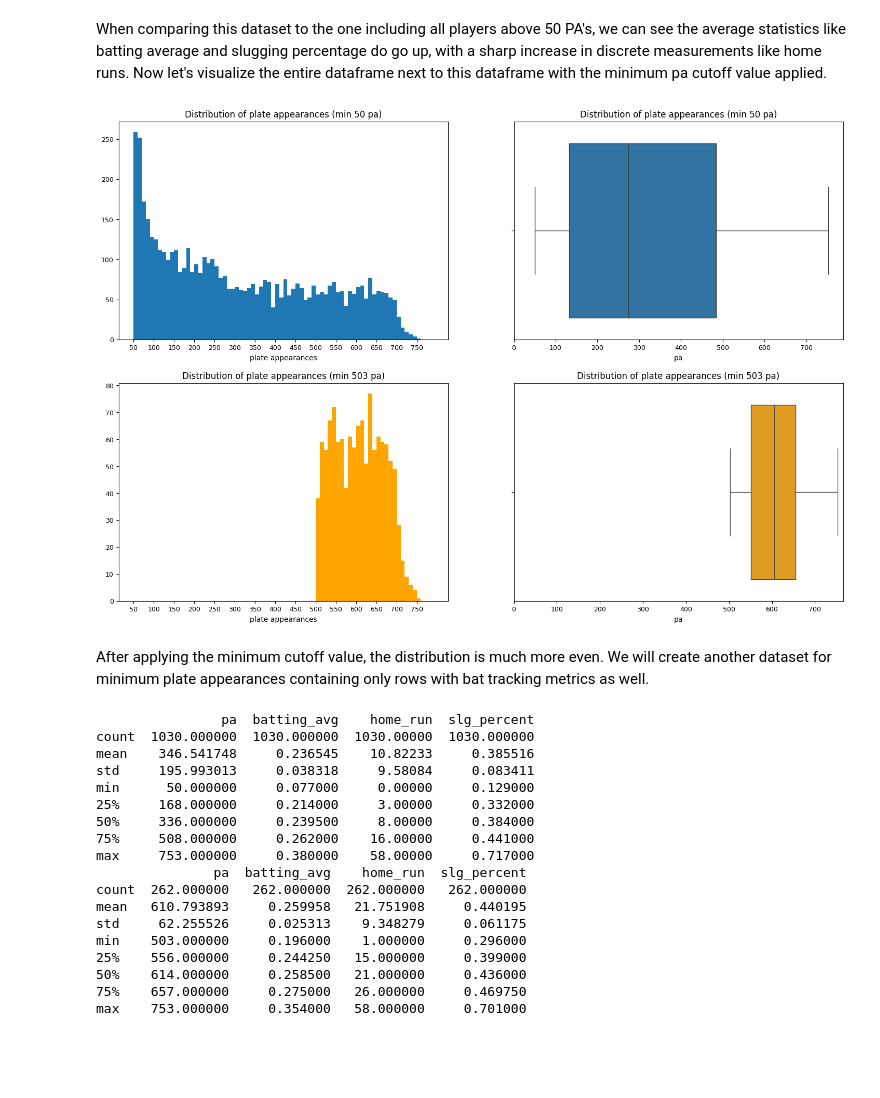
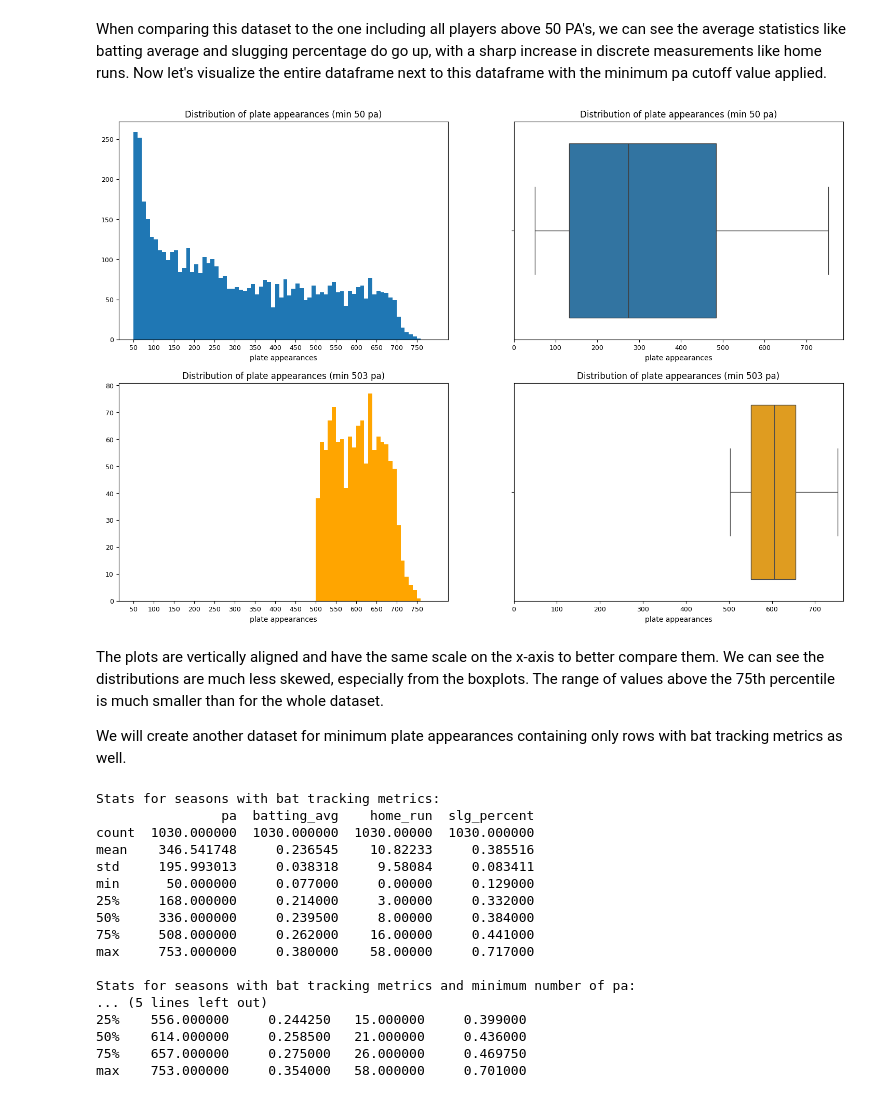
Before and after one commit to RyRom/da-proj, a Jupyter notebook: ml_demo.ipynb, the cells around one changed output. Drawn from its saved outputs; the diff is of its cells as text; code cells hidden in the pictures; blank space fills up the shorter version.

```diff
--- a/ml_demo.ipynb
+++ b/ml_demo.ipynb
@@ -196,41 +241,52 @@ When comparing this dataset to the one including all players above 50 PA's, we c
 # %%
 # Set figure and axes
 fig, ax = plt.subplots(2, 2, figsize=(18,12))
 
 # Create hist of pa's for all data
 ax[0][0].hist(df['pa'], bins=range(50, 800, 10))
 ax[0][0].set_xticks(range(50, 800, 50))
 ax[0][0].tick_params(axis='both', which='major', labelsize=9)
 ax[0][0].set_title('Distribution of plate appearances (min 50 pa)')
 ax[0][0].set_xlabel('plate appearances')
 
 # Create hist of pa's for those above cutoff value
 ax[1][0].hist(df_min['pa'], bins=range(50, 800, 10), color='orange')
 ax[1][0].set_xticks(range(50, 800, 50))
 ax[1][0].tick_params(axis='both', which='major', labelsize=9)
 ax[1][0].set_title('Distribution of plate appearances (min 503 pa)')
 ax[1][0].set_xlabel('plate appearances')
 
+# Create boxplot of pa's for all data
 sns.boxplot(x=df['pa'], ax=ax[0][1])
 ax[0][1].set_title('Distribution of plate appearances (min 50 pa)')
 ax[0][1].tick_params(axis='both', which='major', labelsize=9)
 ax[0][1].set_xticks(range(0, 800, 100))
+ax[0][1].set_xlabel('plate appearances')
 
+# Create boxplot of pa's for those above cutoff value
 sns.boxplot(x=df_min['pa'], ax=ax[1][1], color='orange')
 ax[1][1].set_title('Distribution of plate appearances (min 503 pa)')
 ax[1][1].tick_params(axis='both', which='major', labelsize=9)
 ax[1][1].set_xticks(range(0, 800, 100))
+ax[1][1].set_xlabel('plate appearances')
 
+# Show plots
 plt.show()
 # %% [output]
-[figure, old version]
+[figure, new version]
 # %% [markdown]
-After applying the minimum cutoff value, the distribution is much more even. We will create another dataset for minimum plate appearances containing only rows with bat tracking metrics as well.
+The plots are vertically aligned and have the same scale on the x-axis to better compare them. We can see the distributions are much less skewed, especially from the boxplots. The range of values above the 75th percentile is much smaller than for the whole dataset.
+
+We will create another dataset for minimum plate appearances containing only rows with bat tracking metrics as well.
 # %%
 df_tracking_min = df_tracking[df_tracking['pa'] >= pa_cutoff]
+print('Stats for seasons with bat tracking metrics:')
 print(df_tracking[['pa', 'batting_avg', 'home_run', 'slg_percent']].describe())
+
+print('\nStats for seasons with bat tracking metrics and minimum number of pa:')
 print(df_tracking_min[['pa', 'batting_avg', 'home_run', 'slg_percent']].describe())
 # %% [output]
+Stats for seasons with bat tracking metrics:
                 pa  batting_avg    home_run  slg_percent
 count  1030.000000  1030.000000  1030.00000  1030.000000
 mean    346.541748     0.236545    10.82233     0.385516
@@ -240,11 +296,9 @@ min      50.000000     0.077000     0.00000     0.129000
 50%     336.000000     0.239500     8.00000     0.384000
 75%     508.000000     0.262000    16.00000     0.441000
 max     753.000000     0.380000    58.00000     0.717000
-               pa  batting_avg    home_run  slg_percent
-count  262.000000   262.000000  262.000000   262.000000
-mean   610.793893     0.259958   21.751908     0.440195
-std     62.255526     0.025313    9.348279     0.061175
-min    503.000000     0.196000    1.000000     0.296000
+
+Stats for seasons with bat tracking metrics and minimum number of pa:
+... (5 lines left out)
 25%    556.000000     0.244250   15.000000     0.399000
 50%    614.000000     0.258500   21.000000     0.436000
 75%    657.000000     0.275000   26.000000     0.469750
```
Also changed, not shown: parts of 12 cells of this notebook, 1 other file.
